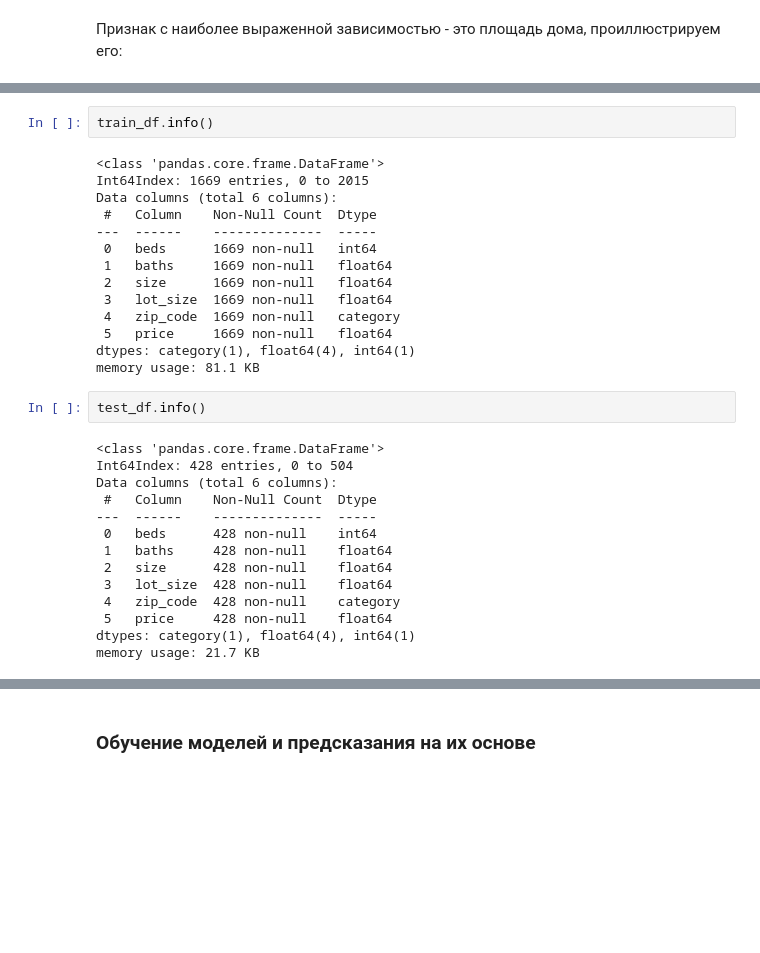
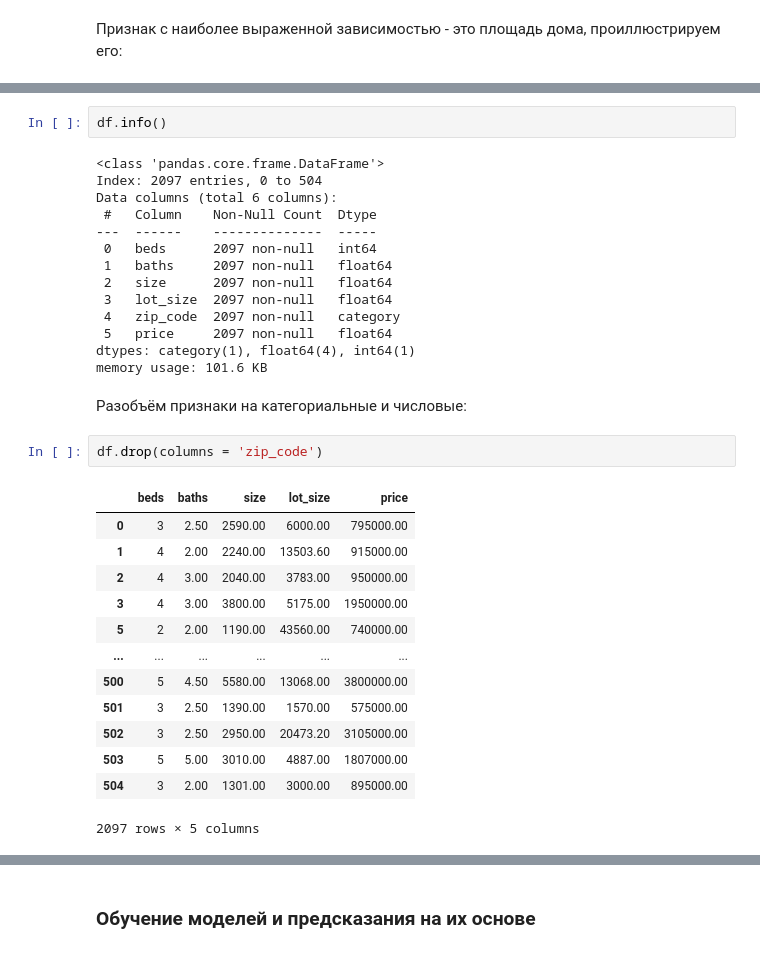
Before and after one commit to m4gical/datasets, a Jupyter notebook: HOUSE PRICE PREDICTION - SEATTLE/Houses in Seattle.ipynb, the cells around one changed output, grey strips where cells are left out. Saved outputs shown, nothing was run; the diff lists cells and outputs as text; blank space fills up the shorter version.

```diff
--- a/HOUSE PRICE PREDICTION - SEATTLE/Houses in Seattle.ipynb
+++ b/HOUSE PRICE PREDICTION - SEATTLE/Houses in Seattle.ipynb
@@ -144,34 +163,36 @@ fig.update_layout(title = 'Floor area vs. Final price')
 # %% [output]
 [interactive output not drawn]
 # %%
-train_df.info()
+df.info()
 # %% [output]
 <class 'pandas.core.frame.DataFrame'>
-Int64Index: 1669 entries, 0 to 2015
+Index: 2097 entries, 0 to 504
 Data columns (total 6 columns):
  #   Column    Non-Null Count  Dtype
 ---  ------    --------------  -----
- 0   beds      1669 non-null   int64
- 1   baths     1669 non-null   float64
- 2   size      1669 non-null   float64
- 3   lot_size  1669 non-null   float64
- 4   zip_code  1669 non-null   category
- 5   price     1669 non-null   float64
+ 0   beds      2097 non-null   int64
+ 1   baths     2097 non-null   float64
+ 2   size      2097 non-null   float64
+ 3   lot_size  2097 non-null   float64
+ 4   zip_code  2097 non-null   category
+ 5   price     2097 non-null   float64
 dtypes: category(1), float64(4), int64(1)
-memory usage: 81.1 KB
+memory usage: 101.6 KB
-# %%
-test_df.info()
-# %% [output]
-<class 'pandas.core.frame.DataFrame'>
-Int64Index: 428 entries, 0 to 504
-Data columns (total 6 columns):
- #   Column    Non-Null Count  Dtype
----  ------    --------------  -----
- 0   beds      428 non-null    int64
- 1   baths     428 non-null    float64
- 2   size      428 non-null    float64
- 3   lot_size  428 non-null    float64
- 4   zip_code  428 non-null    category
- 5   price     428 non-null    float64
-dtypes: category(1), float64(4), int64(1)
-memory usage: 21.7 KB
+# %% [markdown]
+Разобъём признаки на категориальные и числовые:
+# %%
+df.drop(columns = 'zip_code')
+# %% [output]
+|  | beds | baths | size | lot_size | price |
+| 0 | 3 | 2.50 | 2590.00 | 6000.00 | 795000.00 |
+| 1 | 4 | 2.00 | 2240.00 | 13503.60 | 915000.00 |
+| 2 | 4 | 3.00 | 2040.00 | 3783.00 | 950000.00 |
+| 3 | 4 | 3.00 | 3800.00 | 5175.00 | 1950000.00 |
+| 5 | 2 | 2.00 | 1190.00 | 43560.00 | 740000.00 |
+| ... | ... | ... | ... | ... | ... |
+| 500 | 5 | 4.50 | 5580.00 | 13068.00 | 3800000.00 |
+| 501 | 3 | 2.50 | 1390.00 | 1570.00 | 575000.00 |
+| 502 | 3 | 2.50 | 2950.00 | 20473.20 | 3105000.00 |
+| 503 | 5 | 5.00 | 3010.00 | 4887.00 | 1807000.00 |
+| 504 | 3 | 2.00 | 1301.00 | 3000.00 | 895000.00 |
+2097 rows × 5 columns
```
Also changed, not shown: parts of 25 cells of this notebook.
